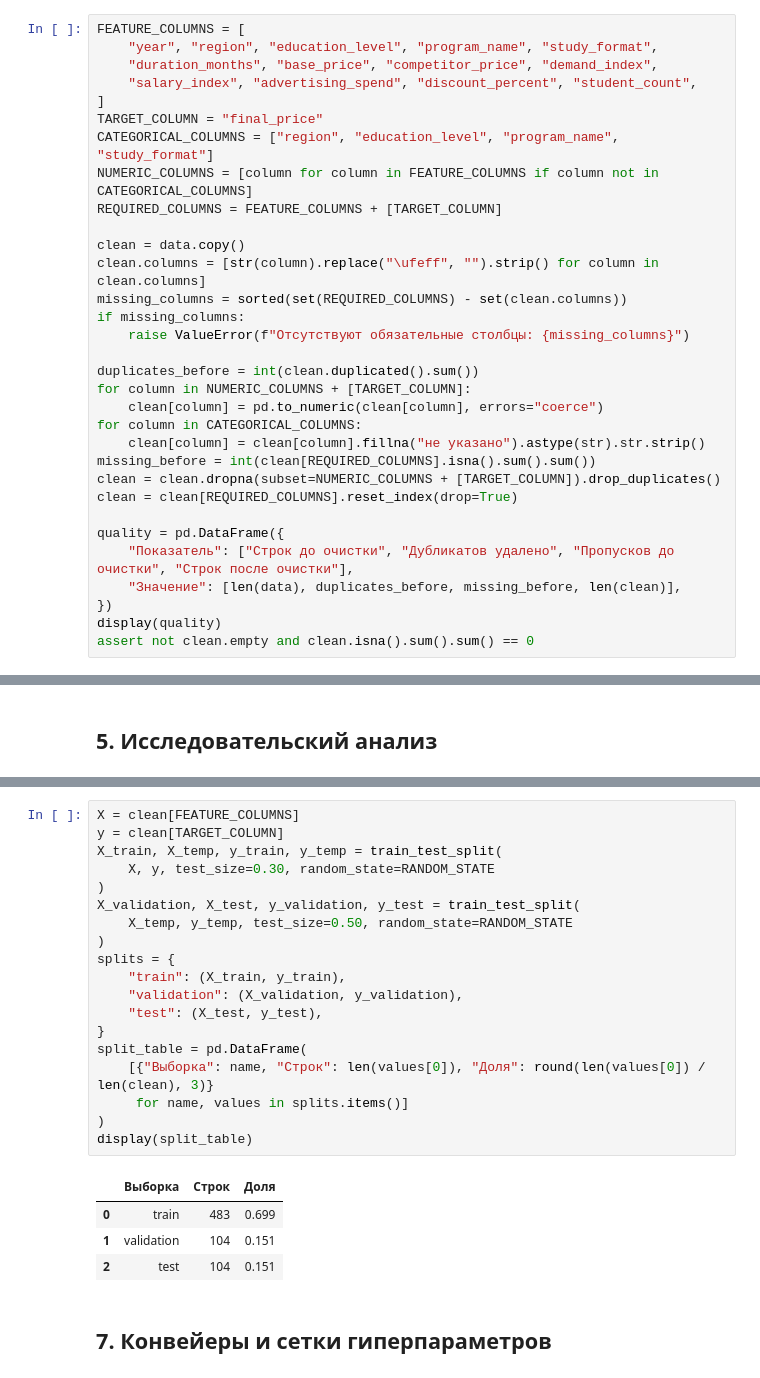
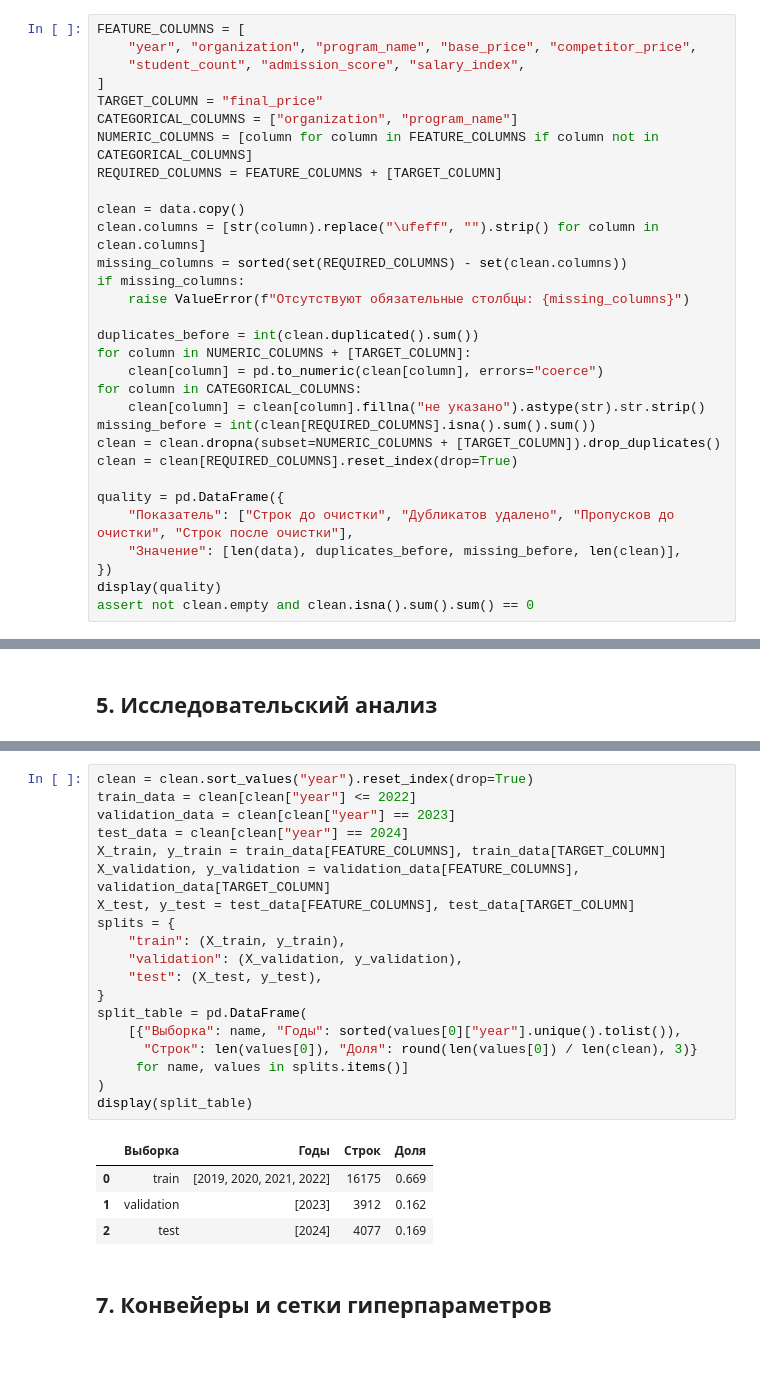
Before and after one commit to Kathrin-23/muiv_costs, a Jupyter notebook: ml/train_model.ipynb, the cells around one changed output, grey strips where cells are left out. Cells and saved outputs as stored; diff of their text form.

```diff
--- a/ml/train_model.ipynb
+++ b/ml/train_model.ipynb
@@ -98,12 +98,11 @@ URL набора: https://raw.githubusercontent.com/Kathrin-23/muiv_costs/main/d
 ## 4. Очистка и проверка качества данных
 # %%
 FEATURE_COLUMNS = [
-    "year", "region", "education_level", "program_name", "study_format",
-    "duration_months", "base_price", "competitor_price", "demand_index",
-    "salary_index", "advertising_spend", "discount_percent", "student_count",
+    "year", "organization", "program_name", "base_price", "competitor_price",
+    "student_count", "admission_score", "salary_index",
 ]
 TARGET_COLUMN = "final_price"
-CATEGORICAL_COLUMNS = ["region", "education_level", "program_name", "study_format"]
+CATEGORICAL_COLUMNS = ["organization", "program_name"]
 NUMERIC_COLUMNS = [column for column in FEATURE_COLUMNS if column not in CATEGORICAL_COLUMNS]
 REQUIRED_COLUMNS = FEATURE_COLUMNS + [TARGET_COLUMN]
 
@@ -179,27 +191,27 @@ display(
 # %%
-X = clean[FEATURE_COLUMNS]
-y = clean[TARGET_COLUMN]
-X_train, X_temp, y_train, y_temp = train_test_split(
-    X, y, test_size=0.30, random_state=RANDOM_STATE
-)
-X_validation, X_test, y_validation, y_test = train_test_split(
-    X_temp, y_temp, test_size=0.50, random_state=RANDOM_STATE
-)
+clean = clean.sort_values("year").reset_index(drop=True)
+train_data = clean[clean["year"] <= 2022]
+validation_data = clean[clean["year"] == 2023]
+test_data = clean[clean["year"] == 2024]
+X_train, y_train = train_data[FEATURE_COLUMNS], train_data[TARGET_COLUMN]
+X_validation, y_validation = validation_data[FEATURE_COLUMNS], validation_data[TARGET_COLUMN]
+X_test, y_test = test_data[FEATURE_COLUMNS], test_data[TARGET_COLUMN]
 splits = {
     "train": (X_train, y_train),
     "validation": (X_validation, y_validation),
     "test": (X_test, y_test),
 }
 split_table = pd.DataFrame(
-    [{"Выборка": name, "Строк": len(values[0]), "Доля": round(len(values[0]) / len(clean), 3)}
+    [{"Выборка": name, "Годы": sorted(values[0]["year"].unique().tolist()),
+      "Строк": len(values[0]), "Доля": round(len(values[0]) / len(clean), 3)}
      for name, values in splits.items()]
 )
 display(split_table)
 # %% [output]
-|  | Выборка | Строк | Доля |
-| 0 | train | 483 | 0.699 |
-| 1 | validation | 104 | 0.151 |
-| 2 | test | 104 | 0.151 |
+|  | Выборка | Годы | Строк | Доля |
+| 0 | train | [2019, 2020, 2021, 2022] | 16175 | 0.669 |
+| 1 | validation | [2023] | 3912 | 0.162 |
+| 2 | test | [2024] | 4077 | 0.169 |
 # %% [markdown]
 ## 7. Конвейеры и сетки гиперпараметров
 # %%
```
Also changed, not shown: parts of 12 cells of this notebook, 30 other files.
